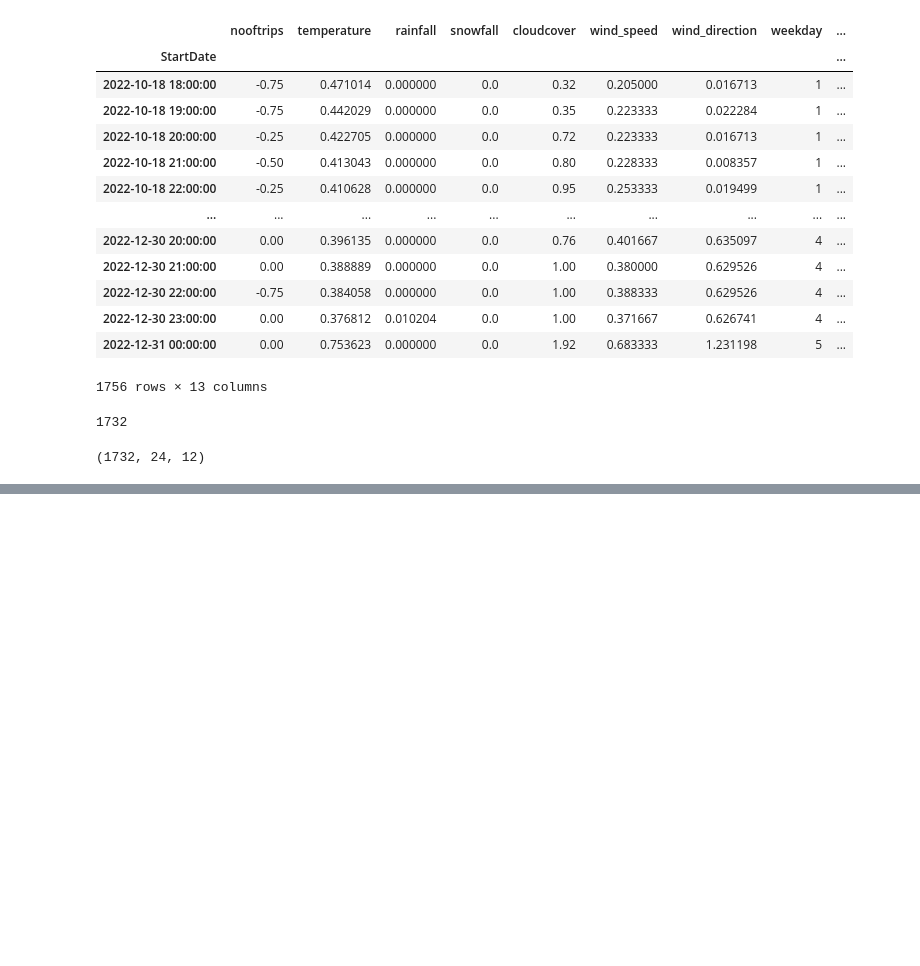
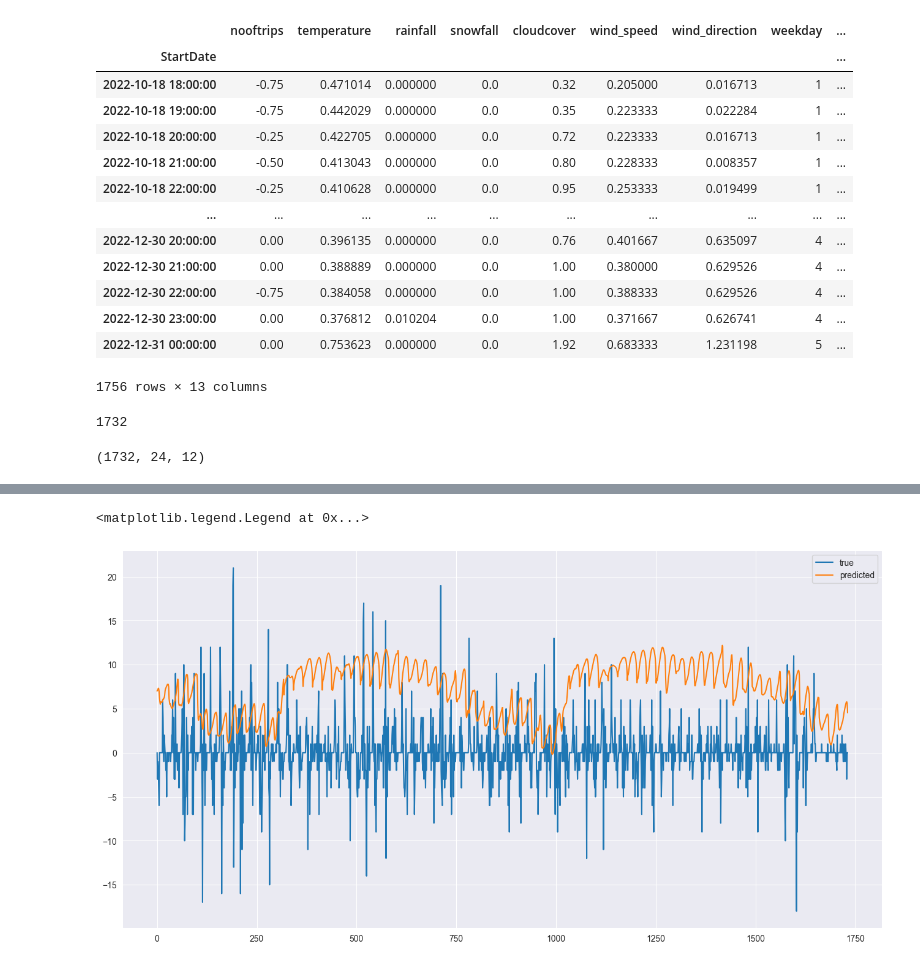
Before and after one commit to elsebasmar/london-bss, a Jupyter notebook: londonbss/notebooks/Example_model_series_stationSM.ipynb, the cells around one changed output, grey strips where cells are left out. Drawn from its saved outputs; the diff is of its cells as text; code cells hidden in the pictures; blank space fills up the shorter version.

```diff
--- a/londonbss/notebooks/Example_model_series_stationSM.ipynb
+++ b/londonbss/notebooks/Example_model_series_stationSM.ipynb
@@ -11,7 +11,7 @@ from tensorflow import keras
 sns.set_style("darkgrid")
 # %%
 # Path for csv files
-files_path ='../../raw_data/'
+files_path ='../notebooks/data_collection/'
 
 # Num of trips
 df = pd.read_csv(files_path + 'matrix.csv', index_col='StartDate')
@@ -396,3 +388,8 @@ len(test) - time_steps
 X_test.shape
 # %% [output]
 (1732, 24, 12)
+# %%
+import streamlit as st
+from tensorflow.keras.models import load_model
+
+model=load_model('../../training_outputs/models/20230905-150630-hyde_park_corner__hyde_park.h5')
@@ -398,0 +403,4 @@ X_test.shape
+# %%
+y_pred = model.predict(X_test)
+y_pred = Robust_scale.inverse_transform(y_pred)#Undo scaling
+y_pred
@@ -398,0 +420,8 @@ X_test.shape
+# %%
+plt.figure(figsize=(16, 8))
+plt.plot(y_test, label='true')
+plt.plot(y_pred, label='predicted')
+plt.legend()
+# %% [output]
+<matplotlib.legend.Legend at 0x...>
+[figure, added]
```
Also changed, not shown: parts of 4 cells of this notebook, 41 other files.
